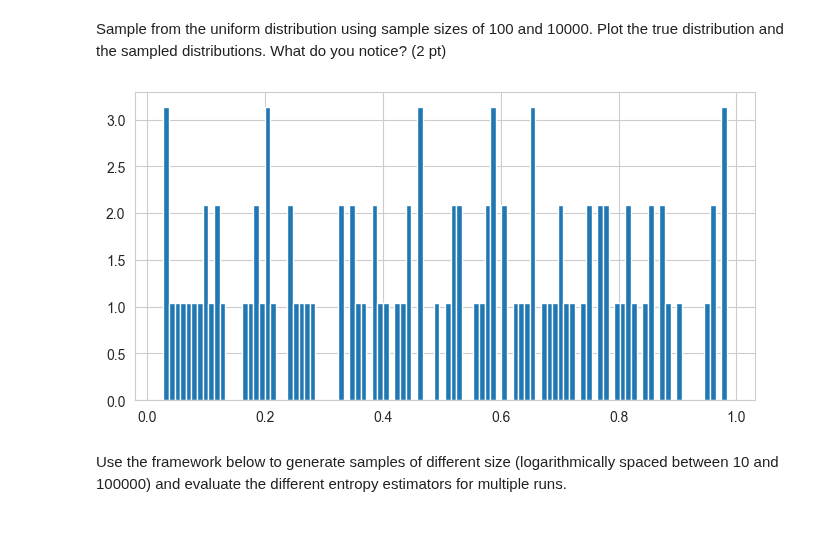
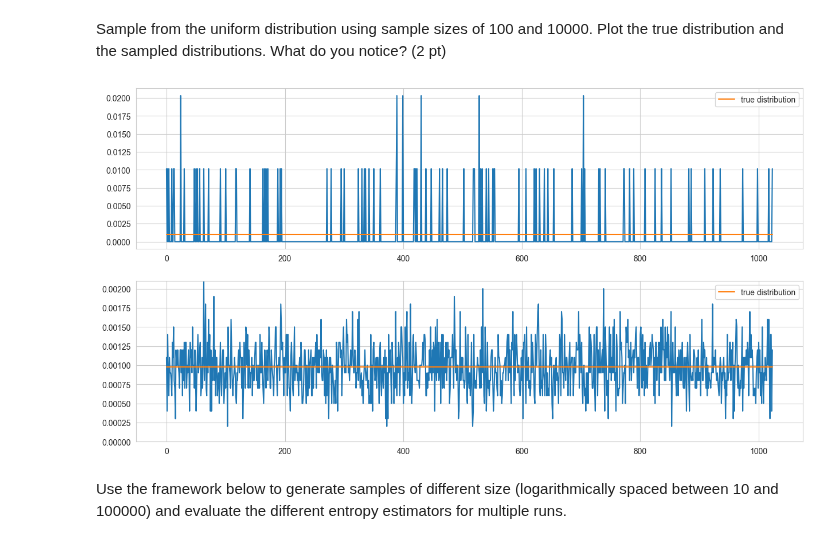
Before and after one commit to H-Kugler/neural-data-science, a Jupyter notebook: notebooks/CodingLab8_harri.ipynb, the cells around one changed output. Drawn from its saved outputs; the diff is of its cells as text; code cells hidden in the pictures.

```diff
--- a/notebooks/CodingLab8_harri.ipynb
+++ b/notebooks/CodingLab8_harri.ipynb
@@ -268,29 +271,40 @@ Sample from the uniform distribution using sample sizes of 100 and 10000. Plot t
 # %%
 # ------------------------------------
 # Sample from the uniform distribution
 # using sample size of 100 (0.5 pts)
 # ------------------------------------
 
-samples_100 = np.random.uniform(0, 1, 100)
+samples_100 = np.random.uniform(0, N, 100)
 
 # ------------------------------------
 # Sample from the uniform distribution
 # using sample size of 10000 (0.5 pts)
 # ------------------------------------
 
-samples_10k = np.random.uniform(0, 1, 10000)
+samples_10k = np.random.uniform(0, N, 10000)
 
 # ------------------------------------
 # Plot the true distribution and
 # the sampled distributions. (0.5 pts)
 # ------------------------------------
 
-fig, ax = plt.subplots(1, 1, figsize=(8, 4))
+hist_100 = np.histogram(samples_100, bins=N, density=True)
+hist_10k = np.histogram(samples_10k, bins=N, density=True)
 
-ax.hist(samples_100, bins=100, density=True, label='100 samples')
+fig, axs = plt.subplots(2, 1, figsize=(15, 8))
+
+axs[0].plot(np.arange(N), hist_100[0])
+axs[0].plot(np.arange(N), p, label='true distribution')
+axs[0].legend()
+
+axs[1].plot(np.arange(N), hist_10k[0])
+axs[1].plot(np.arange(N), p, label='true distribution')
+axs[1].set_ylim(0, hist_10k[0].max())
+axs[1].legend()
+
 plt.show()
 # %% [output]
-[figure, old version]
+[figure, new version]
 # %% [markdown]
 Use the framework below to generate samples of different size (logarithmically spaced between 10 and 100000) and evaluate the different entropy estimators for multiple runs.
 # %%
```
Also changed, not shown: parts of 4 cells of this notebook, 1 other file.
